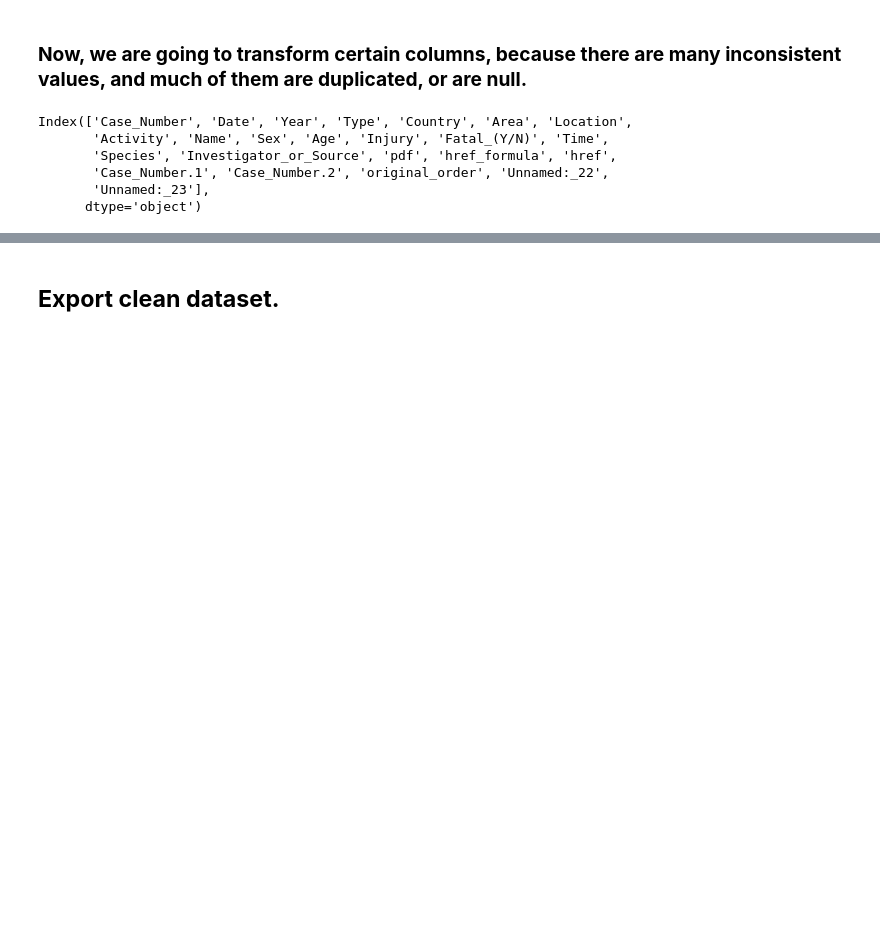
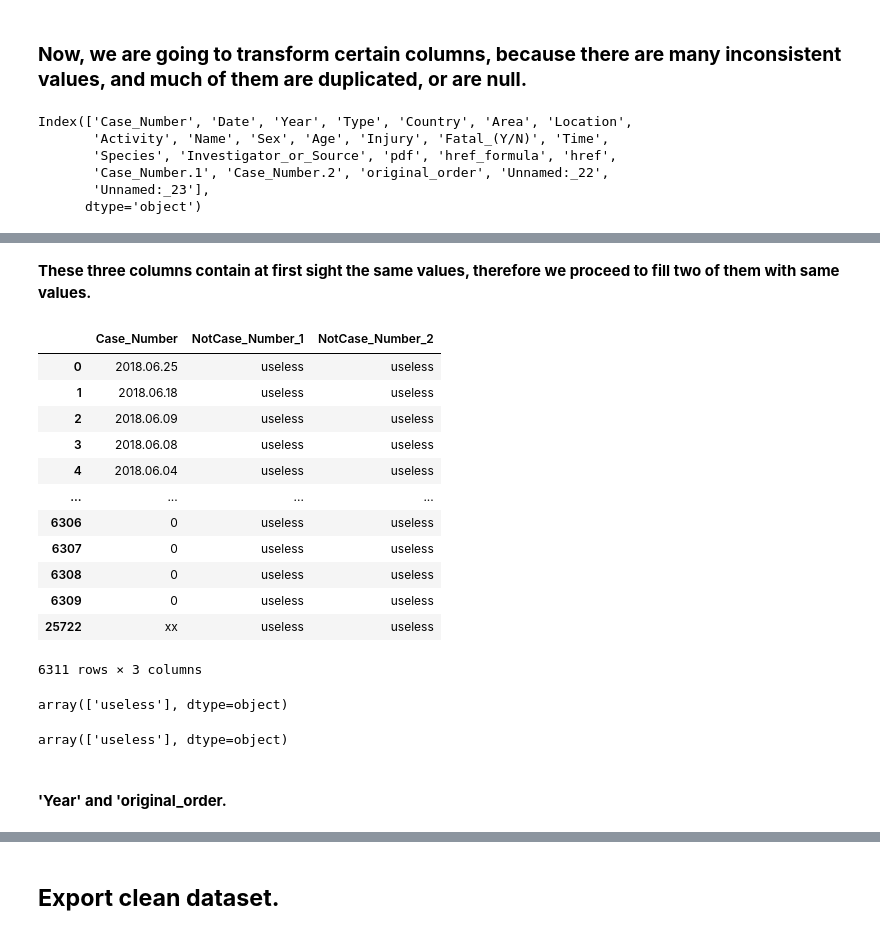
Before and after one commit to dapafer/data-cleaning-pandas, a Jupyter notebook: src/data_cleaning.ipynb, the cells around one changed output, grey strips where cells are left out. Saved outputs shown, nothing was run; the diff lists cells and outputs as text; code cells hidden in the pictures; blank space fills up the shorter version.

```diff
--- a/src/data_cleaning.ipynb
+++ b/src/data_cleaning.ipynb
@@ -101,0 +160,41 @@ shark_attacks['Unnamed:_22'].isnull().sum()
+# %% [markdown]
+**These three columns contain at first sight the same values, therefore we proceed to fill two of them with same values.**
+# %%
+#renaming the columns
+shark_attacks.rename(columns={'Case_Number.1': 'NotCase_Number_1', 'Case_Number.2': 'NotCase_Number_2'}, inplace=True)
+
+# let's fill in all values in 'NotCase_Number_1' and 'NotCase_Number_2'
+shark_attacks['NotCase_Number_1'].fillna('useless', inplace=True)
+shark_attacks['NotCase_Number_1'].replace(to_replace=shark_attacks['NotCase_Number_1'].unique(), value='useless', inplace=True)
+
+shark_attacks['NotCase_Number_2'].fillna('useless', inplace=True)
+shark_attacks['NotCase_Number_2'].replace(to_replace=shark_attacks['NotCase_Number_2'].unique(), value='useless', inplace=True)
+
+# filling in NaN values in 'Case_Number'
+shark_attacks['Case_Number'].fillna('no_number', inplace=True)
+
+shark_attacks[['Case_Number', 'NotCase_Number_1', 'NotCase_Number_2']]
+# %% [output]
+|  | Case_Number | NotCase_Number_1 | NotCase_Number_2 |
+| 0 | 2018.06.25 | useless | useless |
+| 1 | 2018.06.18 | useless | useless |
+| 2 | 2018.06.09 | useless | useless |
+| 3 | 2018.06.08 | useless | useless |
+| 4 | 2018.06.04 | useless | useless |
+| ... | ... | ... | ... |
+| 6306 | 0 | useless | useless |
+| 6307 | 0 | useless | useless |
+| 6308 | 0 | useless | useless |
+| 6309 | 0 | useless | useless |
+| 25722 | xx | useless | useless |
+6311 rows × 3 columns
+# %%
+shark_attacks['NotCase_Number_1'].unique()
+# %% [output]
+array(['useless'], dtype=object)
+# %%
+shark_attacks['NotCase_Number_2'].unique()
+# %% [output]
+array(['useless'], dtype=object)
+# %% [markdown]
+#### **'Year' and 'original_order.**
```
Also changed, not shown: parts of 21 cells of this notebook, 3 other files.
